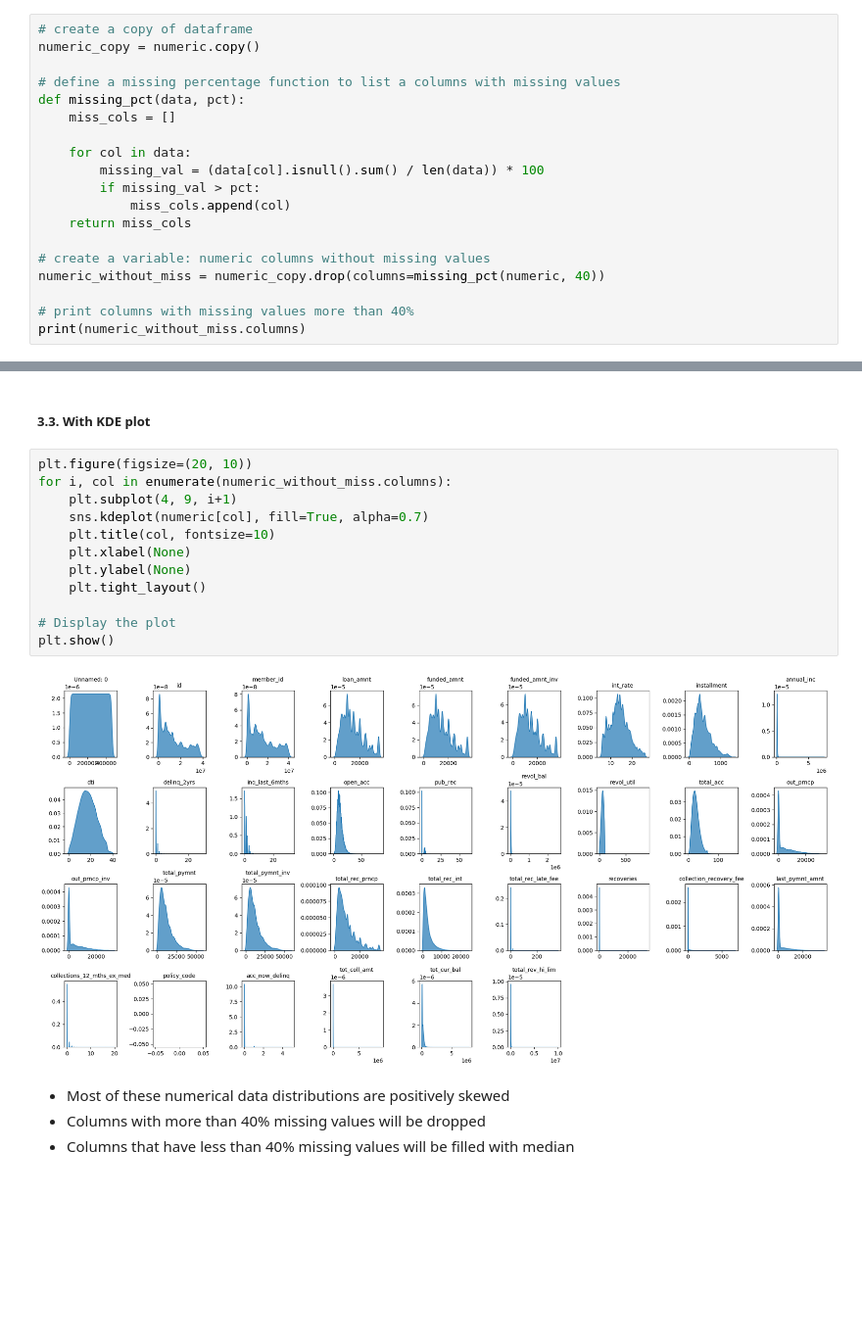
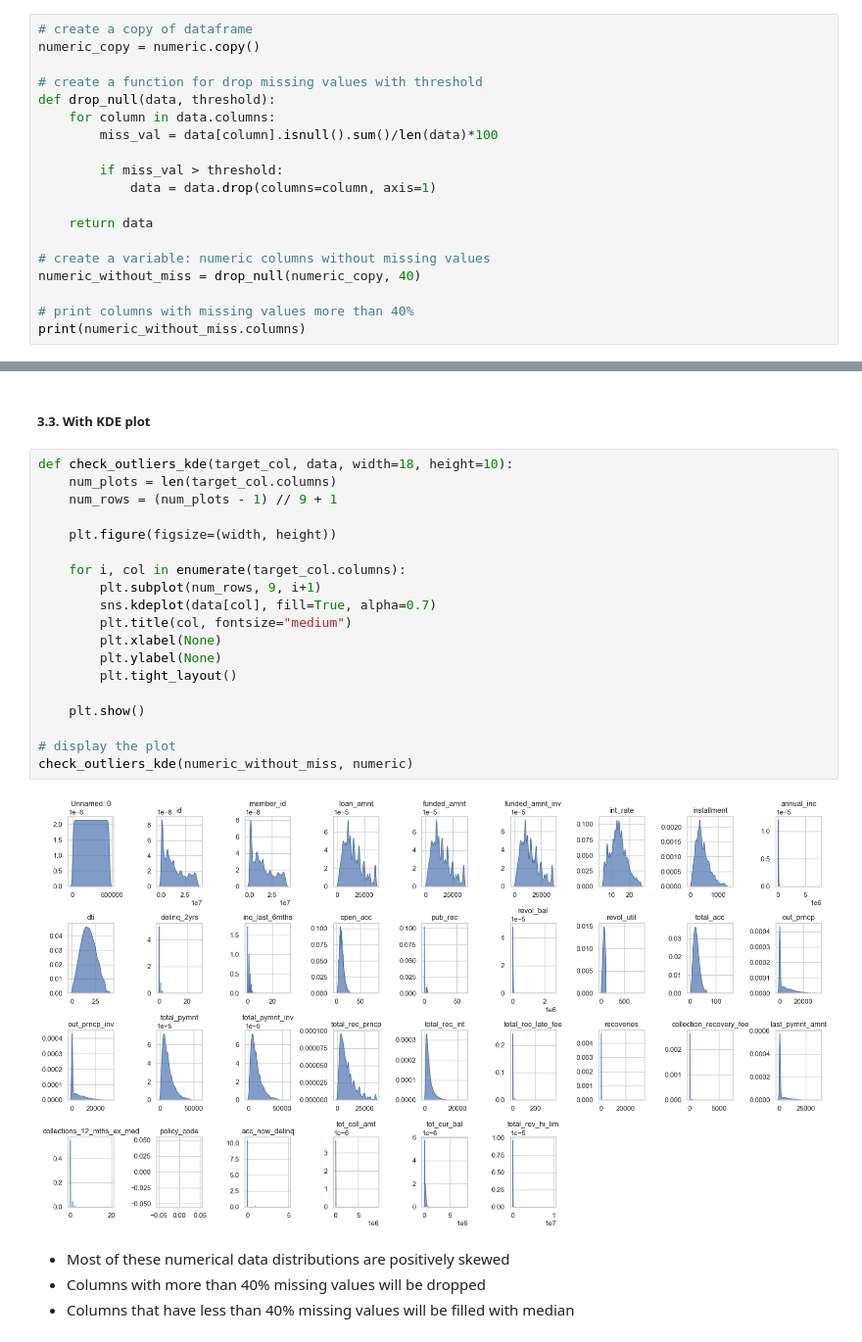
Before and after one commit to sandika104/IDX-Partners-Loan-Predictions, a Jupyter notebook: Notebook/notebook.ipynb, the cells around one changed output, grey strips where cells are left out. Shown at 98% size. Cells and saved outputs as stored; diff of their text form; blank space fills up the shorter version.

```diff
--- a/Notebook/notebook.ipynb
+++ b/Notebook/notebook.ipynb
@@ -300,18 +299,18 @@ This dataset doesn"t contain any duplicate values.
 # create a copy of dataframe
 numeric_copy = numeric.copy()
 
-# define a missing percentage function to list a columns with missing values
-def missing_pct(data, pct):
-    miss_cols = []
+# create a function for drop missing values with threshold
+def drop_null(data, threshold):
+    for column in data.columns:
+        miss_val = data[column].isnull().sum()/len(data)*100
 
-    for col in data:
-        missing_val = (data[col].isnull().sum() / len(data)) * 100
-        if missing_val > pct:
-            miss_cols.append(col)
-    return miss_cols
+        if miss_val > threshold:
+            data = data.drop(columns=column, axis=1)
+
+    return data
 
 # create a variable: numeric columns without missing values
-numeric_without_miss = numeric_copy.drop(columns=missing_pct(numeric, 40))
+numeric_without_miss = drop_null(numeric_copy, 40)
 
 # print columns with missing values more than 40%
 print(numeric_without_miss.columns)
@@ -343,19 +349,26 @@ plt.show()
 # %% [markdown]
 ##### 3.3. With KDE plot
 # %%
-plt.figure(figsize=(20, 10))
-for i, col in enumerate(numeric_without_miss.columns):
-    plt.subplot(4, 9, i+1)
-    sns.kdeplot(numeric[col], fill=True, alpha=0.7)
-    plt.title(col, fontsize=10)
-    plt.xlabel(None)
-    plt.ylabel(None)
-    plt.tight_layout()
+def check_outliers_kde(target_col, data, width=18, height=10):
+    num_plots = len(target_col.columns)
+    num_rows = (num_plots - 1) // 9 + 1
 
-# Display the plot
-plt.show()
+    plt.figure(figsize=(width, height))
+
+    for i, col in enumerate(target_col.columns):
+        plt.subplot(num_rows, 9, i+1)
+        sns.kdeplot(data[col], fill=True, alpha=0.7)
+        plt.title(col, fontsize="medium")
+        plt.xlabel(None)
+        plt.ylabel(None)
+        plt.tight_layout()
+
+    plt.show()
+
+# display the plot
+check_outliers_kde(numeric_without_miss, numeric)
 # %% [output]
-[figure, old version]
+[figure, new version]
 # %% [markdown]
 - Most of these numerical data distributions are positively skewed
 - Columns with more than 40% missing values will be dropped
```
Also changed, not shown: parts of 41 cells of this notebook.
